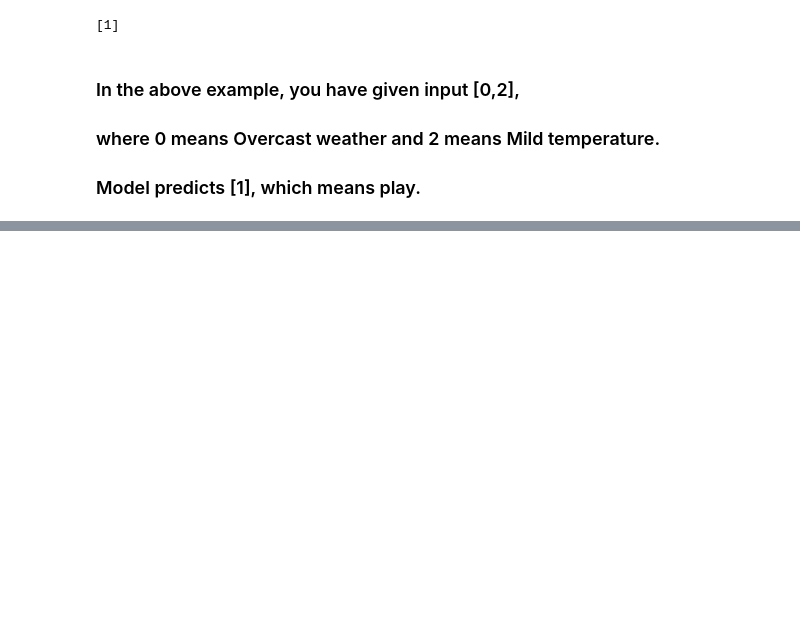
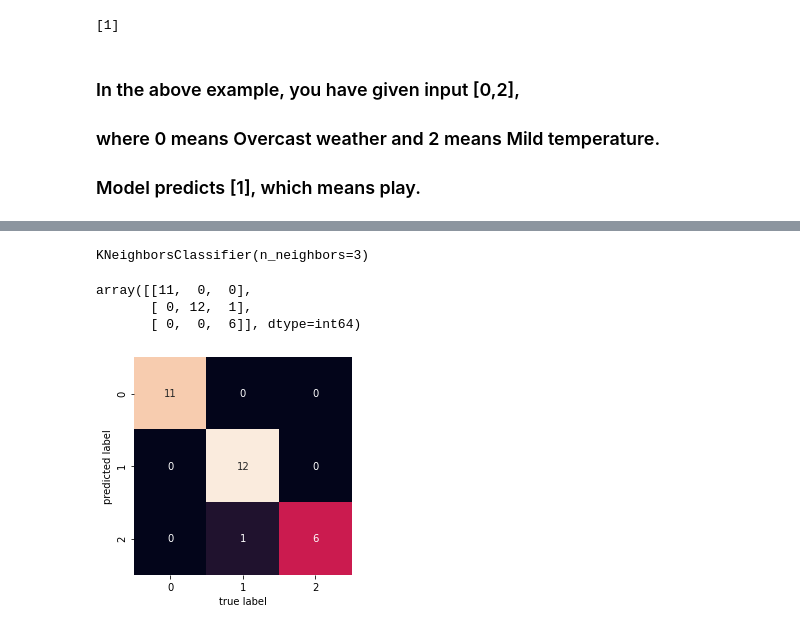
Before and after one commit to geoamins/DataMining, a Jupyter notebook: Classification/KNN.ipynb, the cells around one changed output, grey strips where cells are left out. Cells and saved outputs as stored; diff of their text form; code cells hidden in the pictures; blank space fills up the shorter version.

```diff
--- a/Classification/KNN.ipynb
+++ b/Classification/KNN.ipynb
@@ -45,0 +79,28 @@ print(predicted)
+# %%
+# Instantiate learning model (k = 3)
+classifier = KNeighborsClassifier(n_neighbors=3,metric='minkowski')
+# %%
+# Fitting the model
+classifier.fit(X_train, y_train)
+# %% [output]
+KNeighborsClassifier(n_neighbors=3)
+# %%
+# Predicting the Test set results
+y_pred = classifier.predict(X_test)
+# %%
+# Performance Evaluation
+cm = confusion_matrix(y_test, y_pred)
+cm
+# %% [output]
+array([[11,  0,  0],
+       [ 0, 12,  1],
+       [ 0,  0,  6]], dtype=int64)
+# %%
+import seaborn as sn
+import matplotlib.pyplot as plt
+sn.heatmap(cm.T, square=True, annot=True, fmt='d', cbar=False)
+plt.xlabel('true label')
+plt.ylabel('predicted label')
+plt.show()
+# %% [output]
+[figure, added]
```
Also changed, not shown: parts of 9 cells of this notebook, 2 other files.
